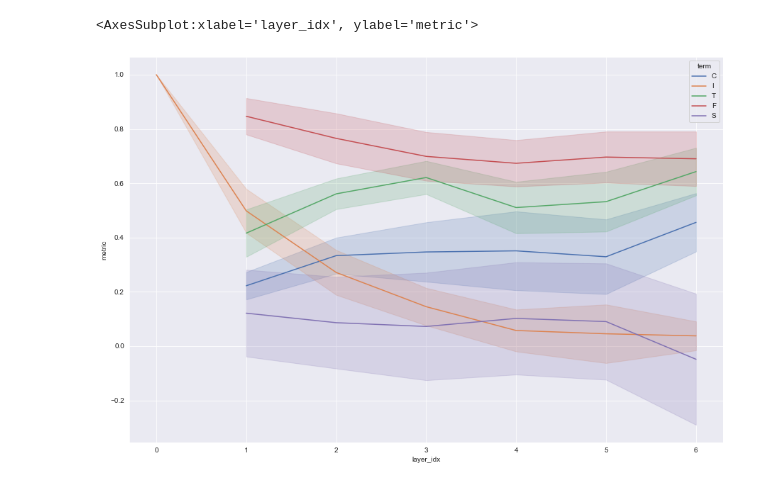
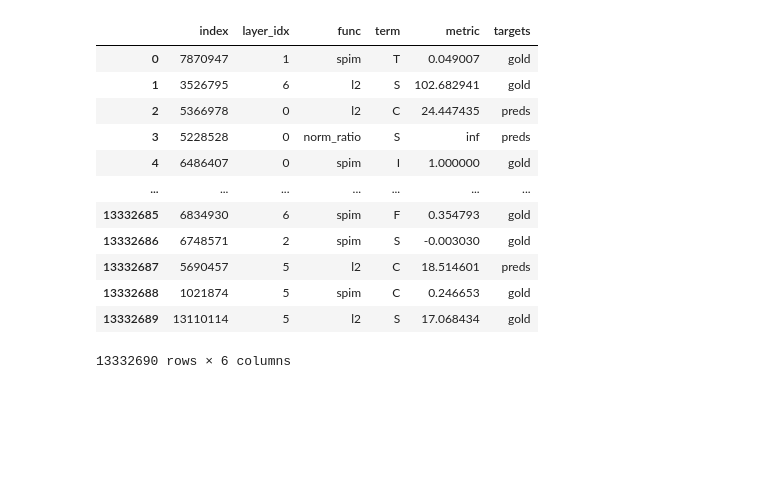
Before and after one commit to TimotheeMickus/seq2seq-splat, a Jupyter notebook: notebooks/vizs.ipynb, the cells around one changed output. Saved outputs shown, nothing was run; the diff lists cells and outputs as text; code cells hidden in the pictures; blank space fills up the shorter version.

Commit message:
update visualizations to compare preds and golds

```diff
--- a/notebooks/vizs.ipynb
+++ b/notebooks/vizs.ipynb
@@ -6,5 +6,5 @@ sns.set_theme({'figure.figsize':(15,10)})
 # %%
-df_preds = pd.read_csv('../spims-dump.pred.csv')
+df_preds = pd.read_csv('../sims-dump.preds.csv')
 df_preds.head(10)
 # %% [output]
 |  | tok_idx | layer_idx | I | S | T | F | C | func | source | target |
@@ -63,5 +43,8 @@ sns.lineplot(x='layer_idx', y='metric', hue='term', data=melt_preds[melt_preds.f
+# %%
+nr_melt = melt_preds.func == 'norm_ratio'
+melt_preds[nr_melt].metric = 1 / melt_preds[nr_melt].metric
 # %%
-df_gold = pd.read_csv('../spims-dump.gold.csv')
+df_gold = pd.read_csv('../sims-dump.gold.csv')
 df_gold.head(10)
 # %% [output]
 |  | tok_idx | layer_idx | I | S | T | F | C | func | source | target |
@@ -114,6 +83,24 @@ sns.lineplot(x='layer_idx', y='metric', hue='term', data=nr_melt.sample(frac=1.0
-# %%
-sns.set_theme({'figure.figsize':(15,10)})
-sns.lineplot(x='layer_idx', y='metric', hue='term', data=melt_gold[melt_gold.func == 'cosine'].sample(frac=1.0).reset_index(), ci='sd')
-# %% [output]
-<AxesSubplot:xlabel='layer_idx', ylabel='metric'>
-[figure, removed]
+# %%
+nr_melt = melt_gold.func == 'norm_ratio'
+melt_gold[nr_melt].metric = 1 / melt_gold[nr_melt].metric
+# %%
+melt_gold['targets'] = 'gold'
+melt_preds['targets'] = 'preds'
+melt_all = pd.concat([melt_gold, melt_preds])
+subset = melt_all.sample(frac=0.1).reset_index()
+ordered_funcs = subset.func.value_counts().index
+subset
+# %% [output]
+|  | index | layer_idx | func | term | metric | targets |
+| 0 | 7870947 | 1 | spim | T | 0.049007 | gold |
+| 1 | 3526795 | 6 | l2 | S | 102.682941 | gold |
+| 2 | 5366978 | 0 | l2 | C | 24.447435 | preds |
+| 3 | 5228528 | 0 | norm_ratio | S | inf | preds |
+| 4 | 6486407 | 0 | spim | I | 1.000000 | gold |
+| ... | ... | ... | ... | ... | ... | ... |
+| 13332685 | 6834930 | 6 | spim | F | 0.354793 | gold |
+| 13332686 | 6748571 | 2 | spim | S | -0.003030 | gold |
+| 13332687 | 5690457 | 5 | l2 | C | 18.514601 | preds |
+| 13332688 | 1021874 | 5 | spim | C | 0.246653 | gold |
+| 13332689 | 13110114 | 5 | l2 | S | 17.068434 | gold |
+13332690 rows × 6 columns
```
Also changed, not shown: parts of 10 cells of this notebook, 1 other file.
